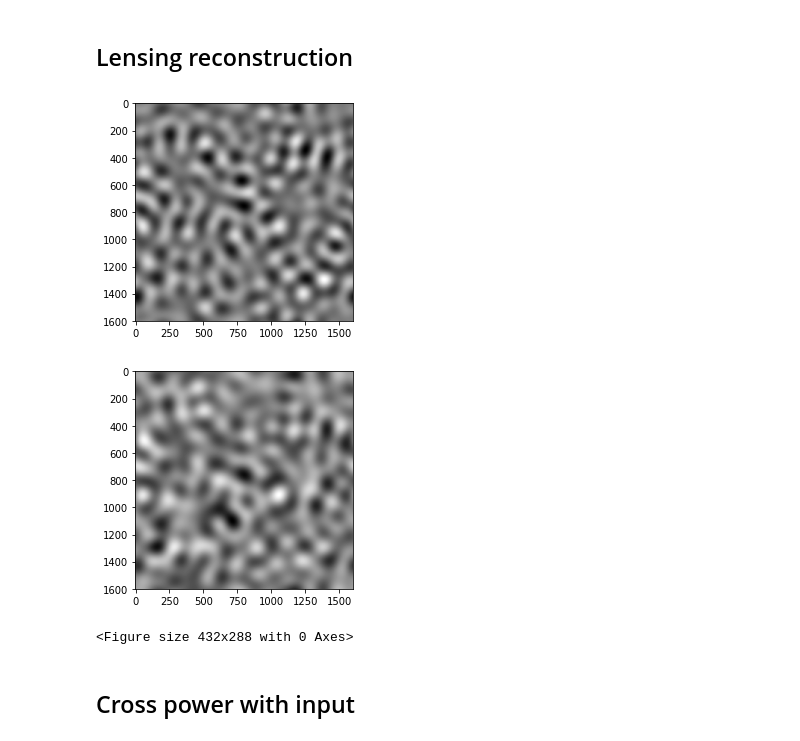
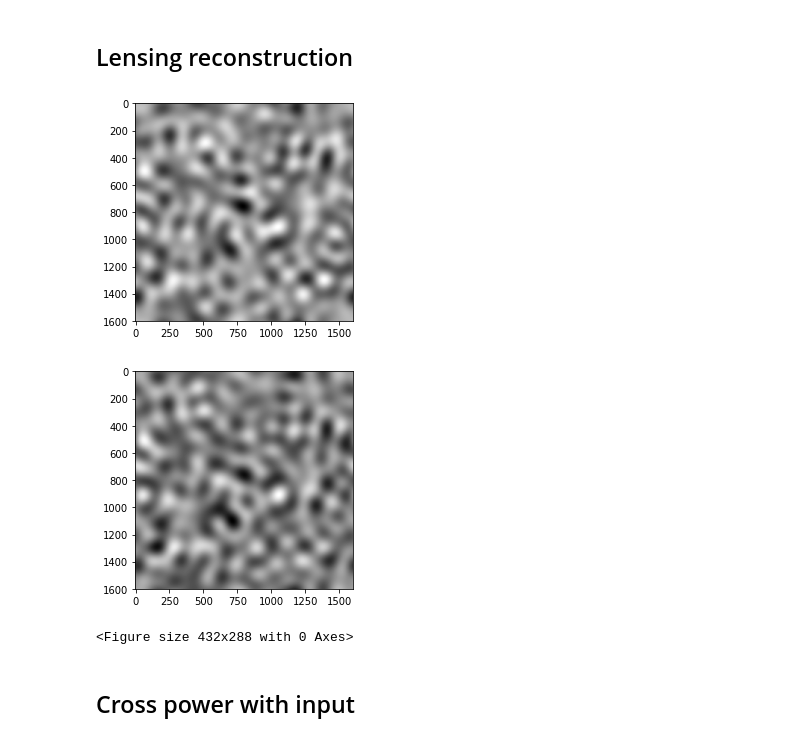
Before and after one commit to jeffmcm1977/CMBAnalysis_SummerSchool, a Jupyter notebook: CMB_School_Part_10.ipynb, the cells around one changed output. Drawn from its saved outputs; the diff is of its cells as text; code cells hidden in the pictures.

Commit message:
1/L^2 normalization

```diff
--- a/CMB_School_Part_10.ipynb
+++ b/CMB_School_Part_10.ipynb
@@ -196,7 +196,8 @@ def qe_reconstruct(tmap,unlensed_cmb_power_2d,total_cmb_power_2d,ellmin,ellmax,m
 
     ukappa = div(filtered_T * filtered_gradTy, filtered_T * filtered_gradTx, ly, lx)
 
-    return -ukappa
+    # We filter with 1/L^2 at the end to make the normalization white
+    return -filter_map(ukappa,kmask(1/modlmap**2,modlmap,ellmin=2))
 
 # For this we also need to know how to calculate a divergence
 def div(imapy,imapx,ly,lx):
@@ -218,34 +219,34 @@ unlensed_cmb_power_2d = interp(ells,ucltt)(modlmap)
 total_cmb_power_2d = interp(ells,lcltt)(modlmap) + Clnoise/kbeam2d**2.
 
 
 ### The noise was specified for a beam deconvolved map so we deconvolve the beam from our map
 tmap = filter_map(observed,1/kbeam2d)
 
 ### Next, we get the unnormalized reconstruction after choosing what multipoles to involve
 ellmin = 10
 ellmax = 3000
 ukappa = qe_reconstruct(tmap,unlensed_cmb_power_2d,total_cmb_power_2d,ellmin,ellmax,modlmap,ly,lx)
 
 # Calculating the normalization is a bit involved, so for now we focus on comparing
 # the largest scales of the reconstruction with that of the input, where the normalization is
 # expected to be somewhat constant
 
 ### Filter the reconstruction and the input kappa to the same ellrange (where the normalization
 ### is expected to be relatively white)
 kellmin = 10
 kellmax = 100
 ukappa_f = filter_map(ukappa,kmask(modlmap*0.+1.,modlmap,kellmin,kellmax))
 ikappa_f = filter_map(kappa,kmask(modlmap*0.+1.,modlmap,kellmin,kellmax))
 
 # Plot the filtered maps for comparison
 plt.imshow(ukappa_f,cmap='gray')
 plt.show()
 plt.clf()
 plt.imshow(ikappa_f,cmap='gray')
 plt.show()
 plt.clf()
 # %% [output]
-[figure, old version]
+[figure, new version]
 [figure]
 <Figure size 432x288 with 0 Axes>
 # %% [markdown]
```
Also changed, not shown: parts of 2 cells of this notebook.
